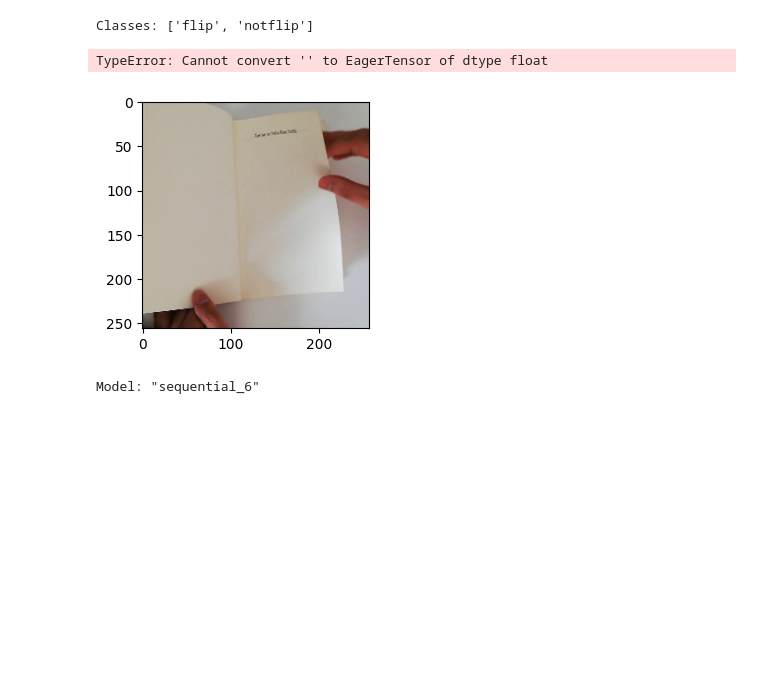
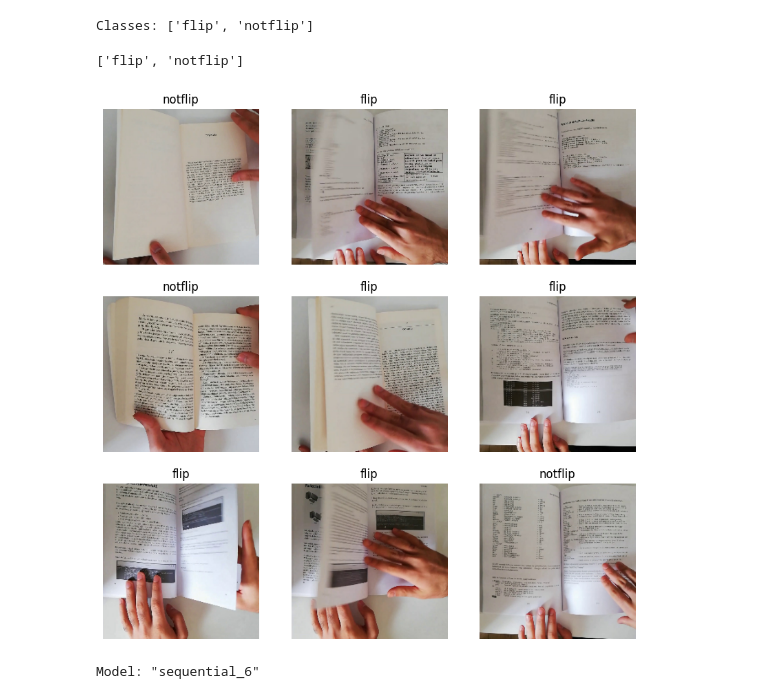
Before and after one commit to arvinfatemi/QAz5YPD3BIEbZXAx, a Jupyter notebook: monreader.ipynb, the cells around one changed output. Cells and saved outputs as stored; diff of their text form; code cells hidden in the pictures; blank space fills up the shorter version.

```diff
--- a/monreader.ipynb
+++ b/monreader.ipynb
@@ -107,19 +104,23 @@ AUTOTUNE = tf.data.AUTOTUNE
 train_ds = train_ds.cache().prefetch(buffer_size=AUTOTUNE)
 val_ds   = val_ds.cache().prefetch(buffer_size=AUTOTUNE)
 test_ds  = test_ds.cache().prefetch(buffer_size=AUTOTUNE)
+# %%
+class_names
+# %% [output]
+['flip', 'notflip']
 # %%
 import matplotlib.pyplot as plt
 
 plt.figure(figsize=(10, 10))
 for images, labels in train_ds.take(1):
     for i in range(9):
+        # print(labels.numpy())
         ax = plt.subplot(3, 3, i + 1)
         plt.imshow(images[i].numpy().astype("uint8"))
-        plt.title(labels[i])
+        plt.title(class_names[labels.numpy().astype("uint8")[i][0]])
         plt.axis("off")
 # %% [output]
-TypeError: Cannot convert '' to EagerTensor of dtype float
-[figure, old version]
+[figure, new version]
 # %%
 def to_one_hot(x, y):
     return x, tf.one_hot(y, depth=num_classes)
```
Also changed, not shown: parts of 3 cells of this notebook.
